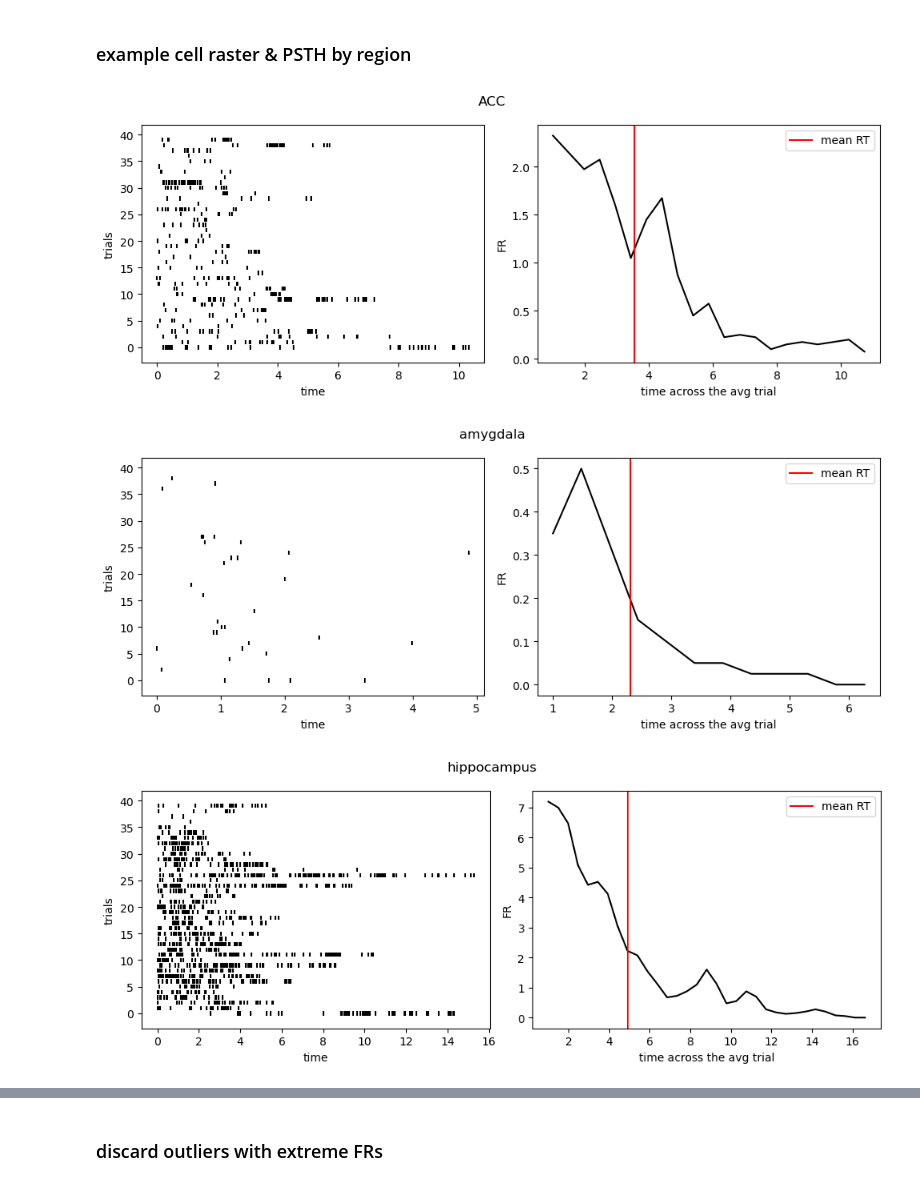
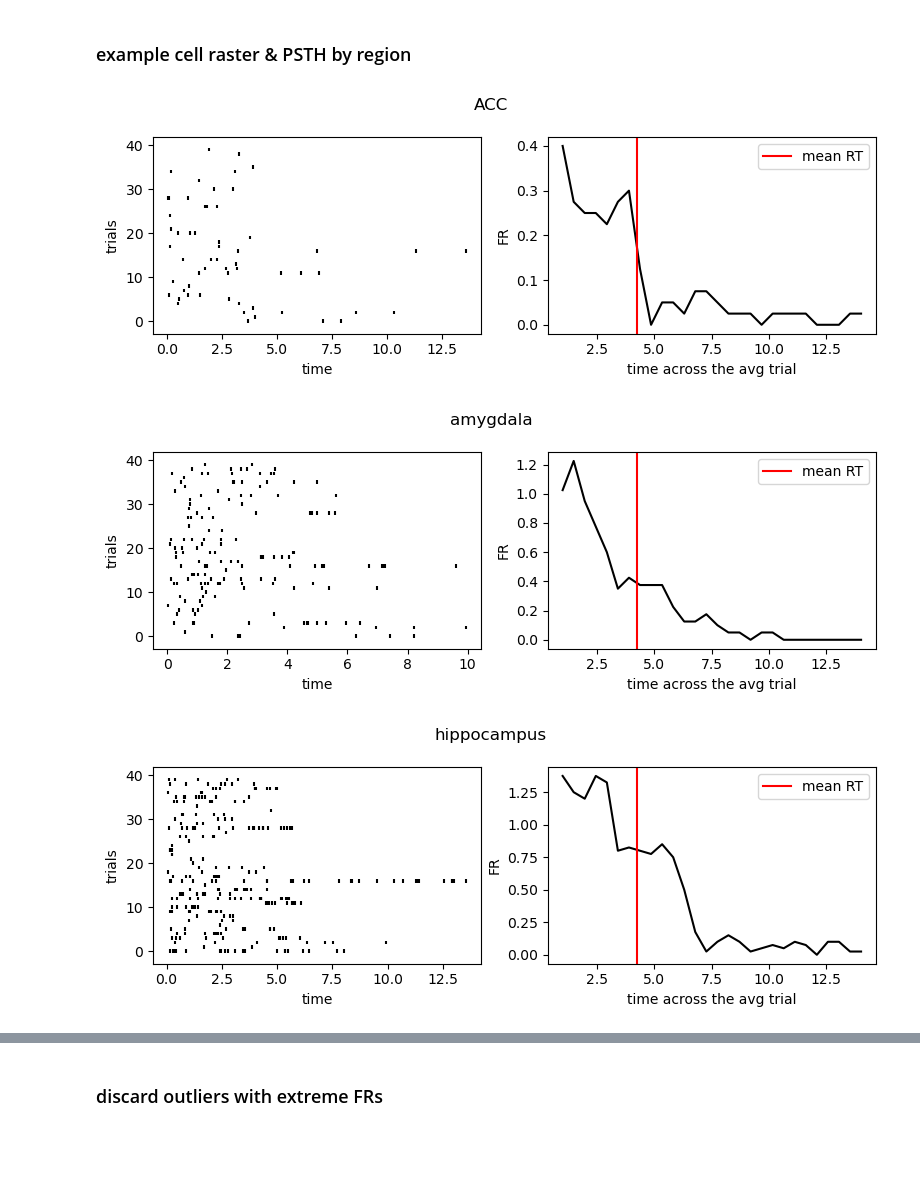
Before and after one commit to NuttidaLab/movie_analysis, a Jupyter notebook: recognition_analyses.ipynb, the cells around one changed output, grey strips where cells are left out. Drawn from its saved outputs; the diff is of its cells as text; code cells hidden in the pictures; blank space fills up the shorter version.

Commit message:
updated recognition

```diff
--- a/recognition_analyses.ipynb
+++ b/recognition_analyses.ipynb
@@ -82,42 +82,58 @@ plt.show()
 # %% [markdown]
 ### example cell raster & PSTH by region
 # %%
-for region, region_df in df_recognition.groupby('region'):
+sess_num = 0
 
-    neuron_num = 0
+for session, session_df in df_recognition.groupby('sess'):
 
-    fig, ax = plt.subplots(1, 2, figsize=(10, 4))
-    fig.suptitle(region)
 
-    for neuron, neuron_df in region_df.groupby('neuron'):
+    # if this session does not have recordings from all 5 regions, continue to next session
+    if not len(np.unique(session_df['region'])) == 5:
+        continue
 
-        neuron_num += 1
-        if neuron_num == 2:
+    sess_num += 1
+    if sess_num < 1: # can be used to pick specific session
+        continue
+
+    for region, region_df in session_df.groupby('region'):
+
+        neuron_num = 0
+
+        fig, ax = plt.subplots(1, 2, figsize=(8, 3))
+        fig.suptitle(region)
+
+        for neuron, neuron_df in region_df.groupby('neuron'):
+
+            neuron_num += 1
+            if neuron_num < 1: # can be used to pick specific neuron
+                continue
 
             # RASTER
 
             ax[0].eventplot(neuron_df['trial_aligned_spikes'], linelengths=0.8, color='black')
             ax[0].set_ylabel('trials')
             ax[0].set_xlabel('time')
 
 
             # SMOOTHED FR
 
             num_bins = len(neuron_df['trial_smooth_spikes'].iloc[0])
             x_time_points = np.linspace(1, np.max(neuron_df['RT']), num_bins)
 
             ax[1].plot(x_time_points, np.mean(neuron_df['trial_smooth_spikes'], axis=0), color='black')
             ax[1].axvline(np.mean(neuron_df['RT']), color='red', label='mean RT')
 
             ax[1].set_ylabel('FR')
             ax[1].set_xlabel('time across the avg trial')
 
             break
 
-    plt.legend()
-    plt.tight_layout()
-    plt.show()
+        plt.legend()
+        plt.tight_layout()
+        plt.show()
+
+    break
 # %% [output]
-[figure, old version]
+[figure, new version]
-[figure, old version]
+[figure, new version]
-[figure, old version]
+[figure, new version]
```
Also changed, not shown: parts of 9 cells of this notebook.
